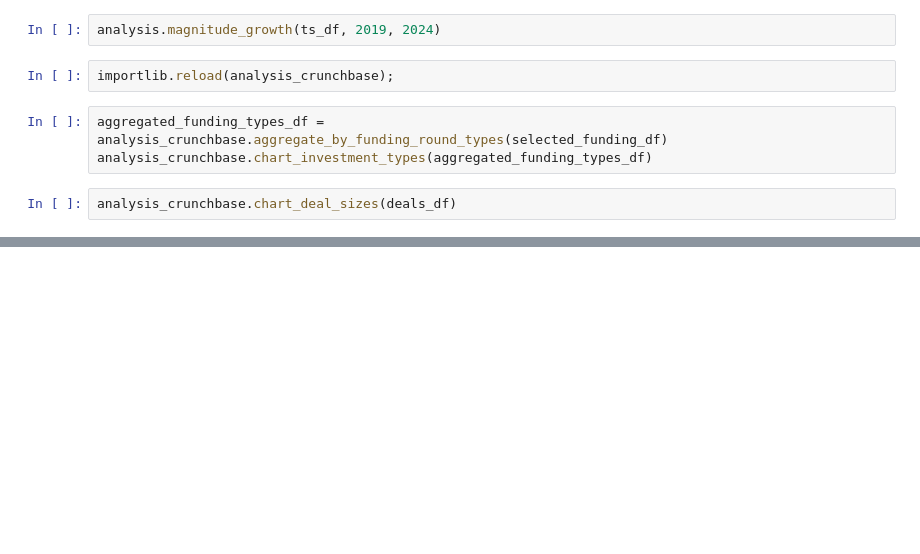
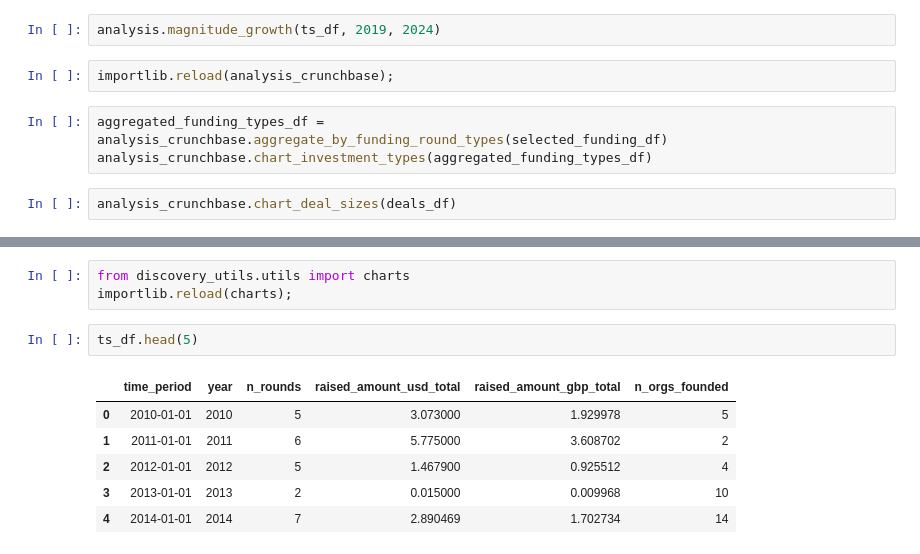
Before and after one commit to nestauk/discovery_utils, a Jupyter notebook: discovery_utils/tutorials/analysis.ipynb, the cells around one changed output, grey strips where cells are left out. Drawn from its saved outputs; the diff is of its cells as text; blank space fills up the shorter version.

```diff
--- a/discovery_utils/tutorials/analysis.ipynb
+++ b/discovery_utils/tutorials/analysis.ipynb
@@ -101,0 +129,12 @@ analysis_crunchbase.chart_deal_sizes_counts(deal_counts_df)
+# %%
+from discovery_utils.utils import charts
+importlib.reload(charts);
+# %%
+ts_df.head(5)
+# %% [output]
+|  | time_period | year | n_rounds | raised_amount_usd_total | raised_amount_gbp_total | n_orgs_founded |
+| 0 | 2010-01-01 | 2010 | 5 | 3.073000 | 1.929978 | 5 |
+| 1 | 2011-01-01 | 2011 | 6 | 5.775000 | 3.608702 | 2 |
+| 2 | 2012-01-01 | 2012 | 5 | 1.467900 | 0.925512 | 4 |
+| 3 | 2013-01-01 | 2013 | 2 | 0.015000 | 0.009968 | 10 |
+| 4 | 2014-01-01 | 2014 | 7 | 2.890469 | 1.702734 | 14 |
```
Also changed, not shown: parts of 32 cells of this notebook, 3 other files.
